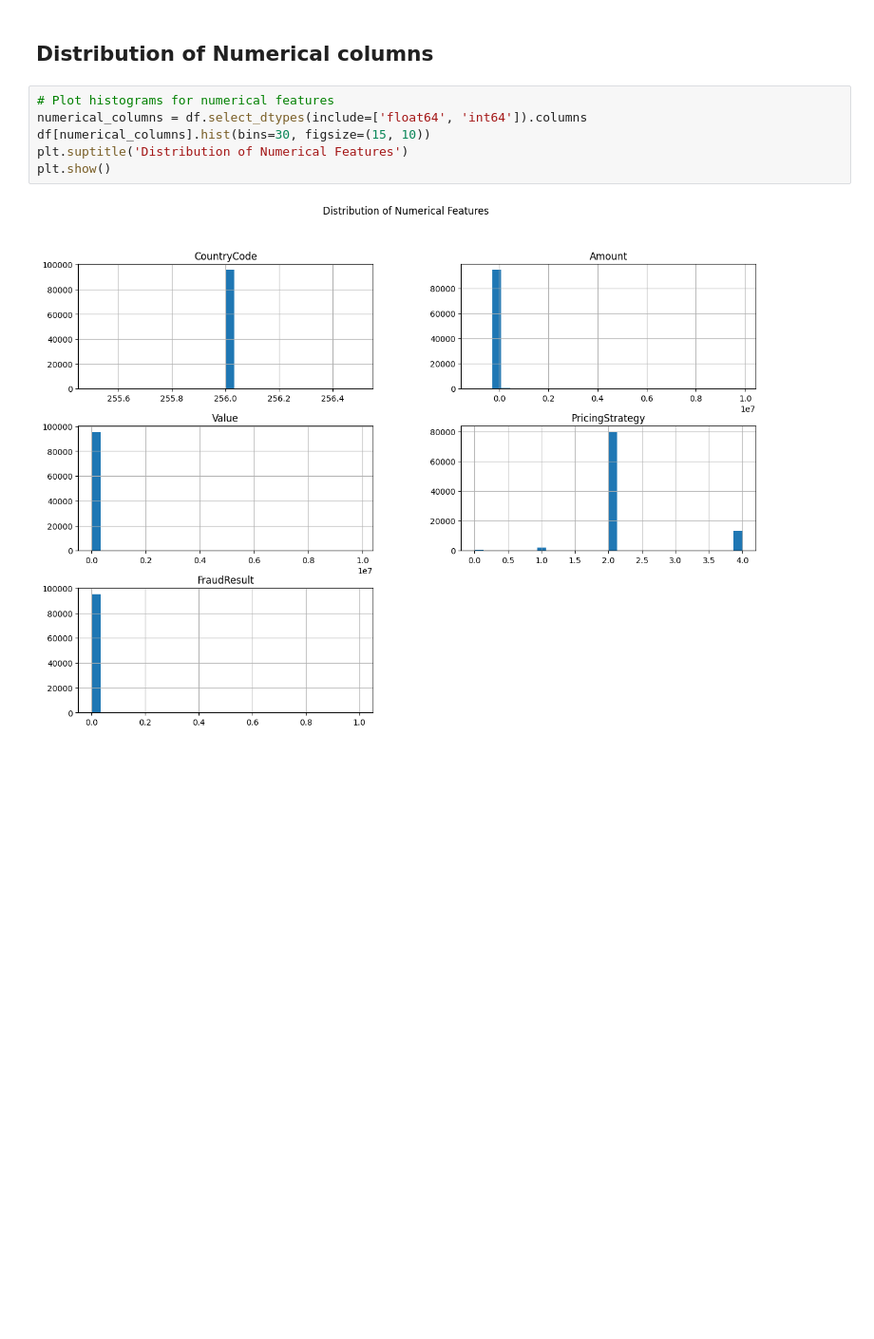
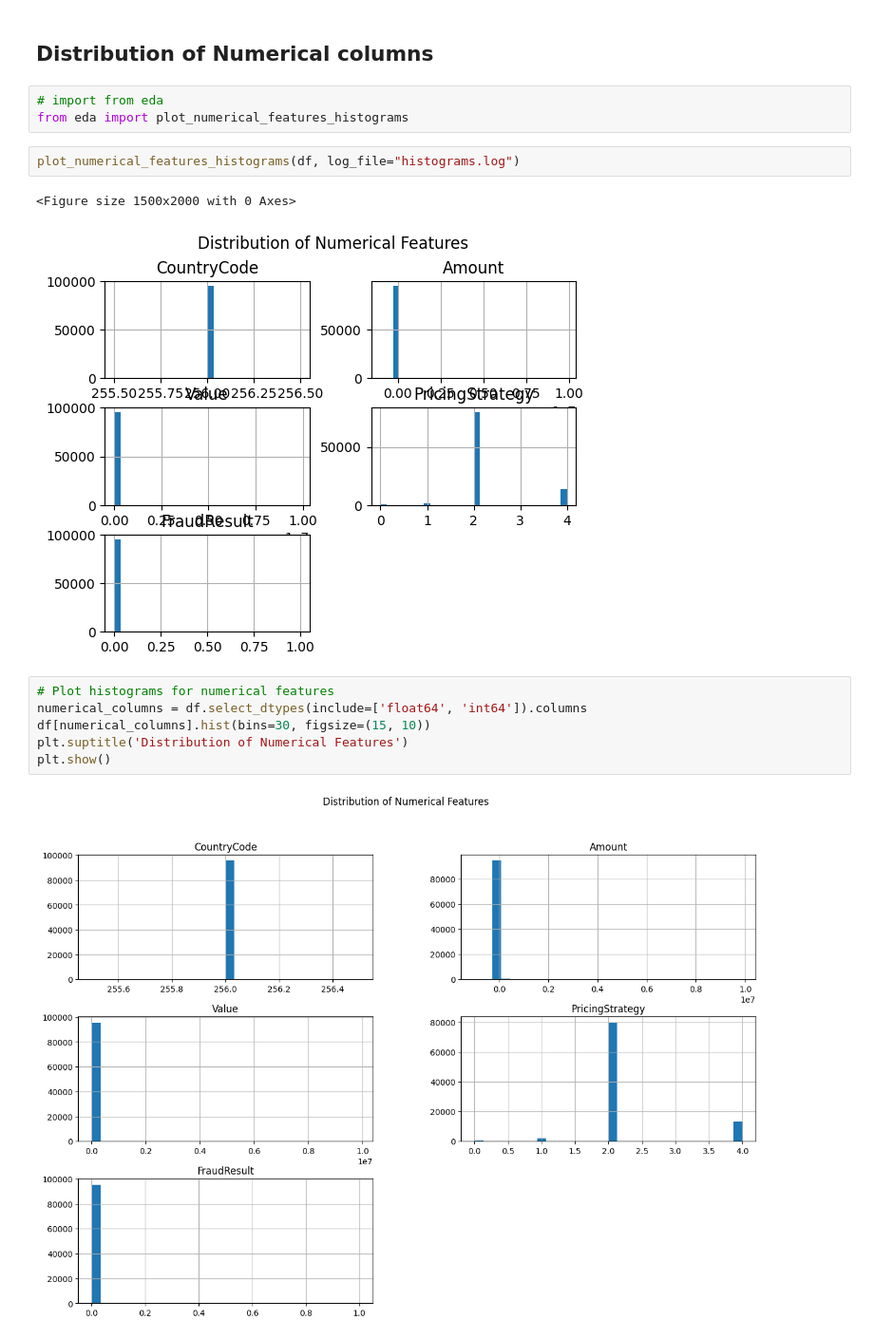
Before and after one commit to surak-alf/Project_7, a Jupyter notebook: notebook/EDA.ipynb, the cells around one changed output. Shown at 95% size. Saved outputs shown, nothing was run; the diff lists cells and outputs as text; blank space fills up the shorter version.

```diff
--- a/notebook/EDA.ipynb
+++ b/notebook/EDA.ipynb
@@ -95,6 +106,14 @@ df.describe(include=['object'])
 | freq | 1 | 28 | 30893 | 32630 | 4091 | 95662 | 38189 | 32635 | ... |
 # %% [markdown]
 ## Distribution of Numerical columns
+# %%
+# import from eda
+from eda import plot_numerical_features_histograms
+# %%
+plot_numerical_features_histograms(df, log_file="histograms.log")
+# %% [output]
+<Figure size 1500x2000 with 0 Axes>
+[figure, added]
 # %%
 # Plot histograms for numerical features
 numerical_columns = df.select_dtypes(include=['float64', 'int64']).columns
```
Also changed, not shown: parts of 9 cells of this notebook, 2 other files.
